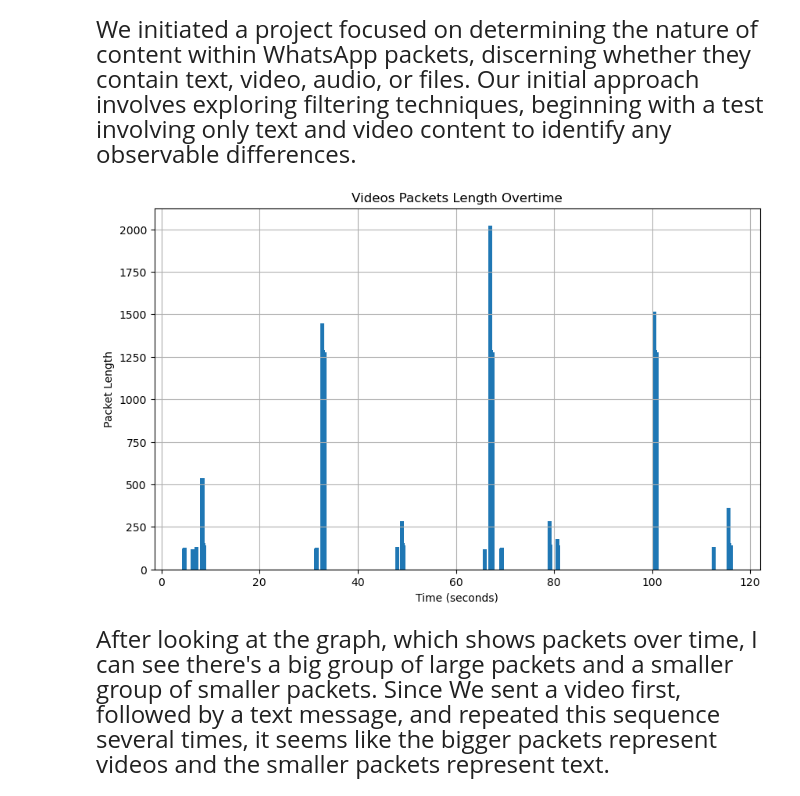
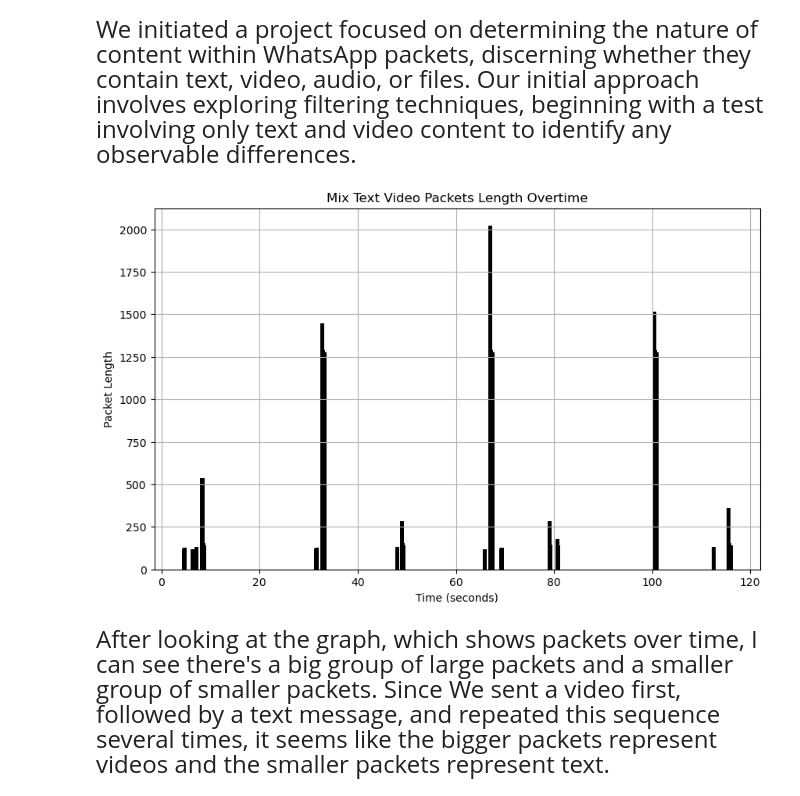
Before and after one commit to Kfirul/Computer_Networks_Final_Project, a Jupyter notebook: Computers Network.ipynb, the cells around one changed output. Cells and saved outputs as stored; diff of their text form; code cells hidden in the pictures.

```diff
--- a/Computers Network.ipynb
+++ b/Computers Network.ipynb
@@ -48,3 +39,19 @@ NameError: name 'data_Video' is not defined
+# %%
+def create_packet_length_bar_graph(data, xlabel, ylabel, title, color='black'):
+    # Convert 'Time' column to numeric (seconds)
+    data['Time'] = pd.to_numeric(data['Time'])
+
+    # Extract the "Length" column and calculate the Ethernet payload lengths
+    data_length = data['Length']
+
+    # Create the bar graph
+    plt.figure(figsize=(10, 6))  # Adjust the figure size as needed
+    plt.bar(data['Time'], data_length, color=color)  # Use 'Time' column for x-axis
+    plt.xlabel(xlabel)  # Set x-axis label
+    plt.ylabel(ylabel)
+    plt.title(title)
+    plt.grid(True)
+    plt.show()
 # %%
 # Read the CSV file
 data_MixTextVideo = pd.read_csv('C:\\Users\\USER\\Desktop\\Computers_Network\\CsvFiles\\MixTextVideo.csv')
@@ -73,23 +79,10 @@ We initiated a project focused on determining the nature of content within Whats
 
 
 </span>
-# %%
-# Convert 'Time' column to numeric (seconds)
-data_MixTextVideo['Time'] = pd.to_numeric(data_MixTextVideo['Time'])
-
-# Extract the "Length" column and calculate the Ethernet payload lengths
-data_Video_Length = data_MixTextVideo['Length']
-
-# Create the bar graph
-plt.figure(figsize=(10, 6))  # Adjust the figure size as needed
-plt.bar(data_MixTextVideo['Time'], data_Video_Length)  # Use 'Time' column for x-axis
-plt.xlabel('Time (seconds)')  # Set x-axis label
-plt.ylabel('Packet Length')
-plt.title('Videos Packets Length Overtime')
-plt.grid(True)
-plt.show()
-# %% [output]
-[figure, removed]
+# %%
+create_packet_length_bar_graph(data_MixTextVideo, 'Time (seconds)', 'Packet Length', 'Mix Text Video Packets Length Overtime', color='black')
+# %% [output]
+[figure, added]
 # %% [markdown]
 <span style="font-size:x-large;">
 After looking at the graph, which shows packets over time, I can see there's a big group of large packets and a smaller group of smaller packets. Since We sent a video first, followed by a text message, and repeated this sequence several times, it seems like the bigger packets represent videos and the smaller packets represent text.
```
Also changed, not shown: parts of 88 cells of this notebook, 5 other files.
